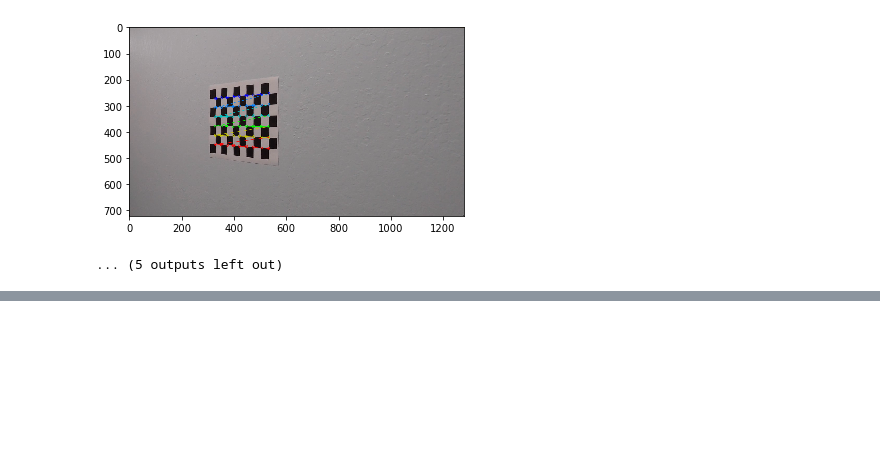
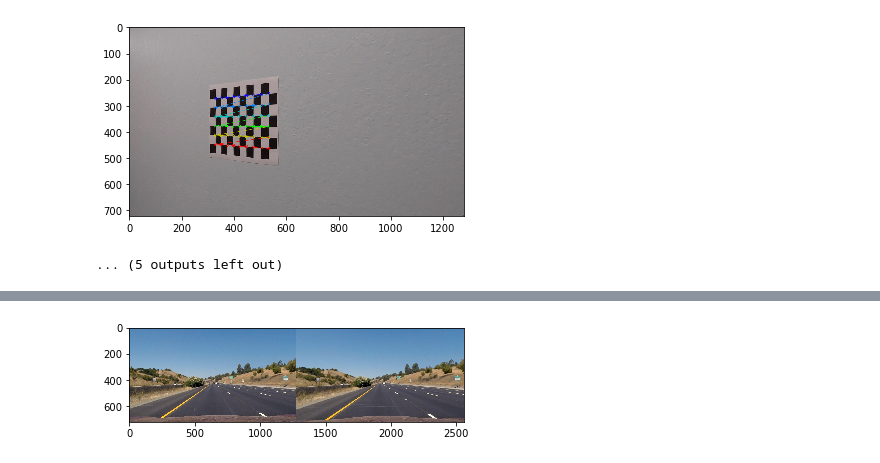
Before and after one commit to johnflux/CarND-Advanced-Lane-Lines, a Jupyter notebook: calibrate.ipynb, the cells around one changed output, grey strips where cells are left out. Cells and saved outputs as stored; diff of their text form; code cells hidden in the pictures; blank space fills up the shorter version.

```diff
--- a/calibrate.ipynb
+++ b/calibrate.ipynb
@@ -69,0 +94,10 @@ for fname in images:
+# %%
+img = cv2.imread("test_images/straight_lines1.jpg")
+dst = cv2.undistort(img, camera_undistort_matrix, dist, None, camera_undistort_matrix)
+img = np.concatenate((img,dst),axis=1)
+img_rgb = cv2.cvtColor(np.asarray(img), cv2.COLOR_BGR2RGB)
+plt.imshow(img_rgb)
+cv2.imwrite("output_images/undistort_straight_lines1.png", img)
+plt.show()
+# %% [output]
+[figure, added]
```
Also changed, not shown: parts of 4 cells of this notebook, 6 other files.
